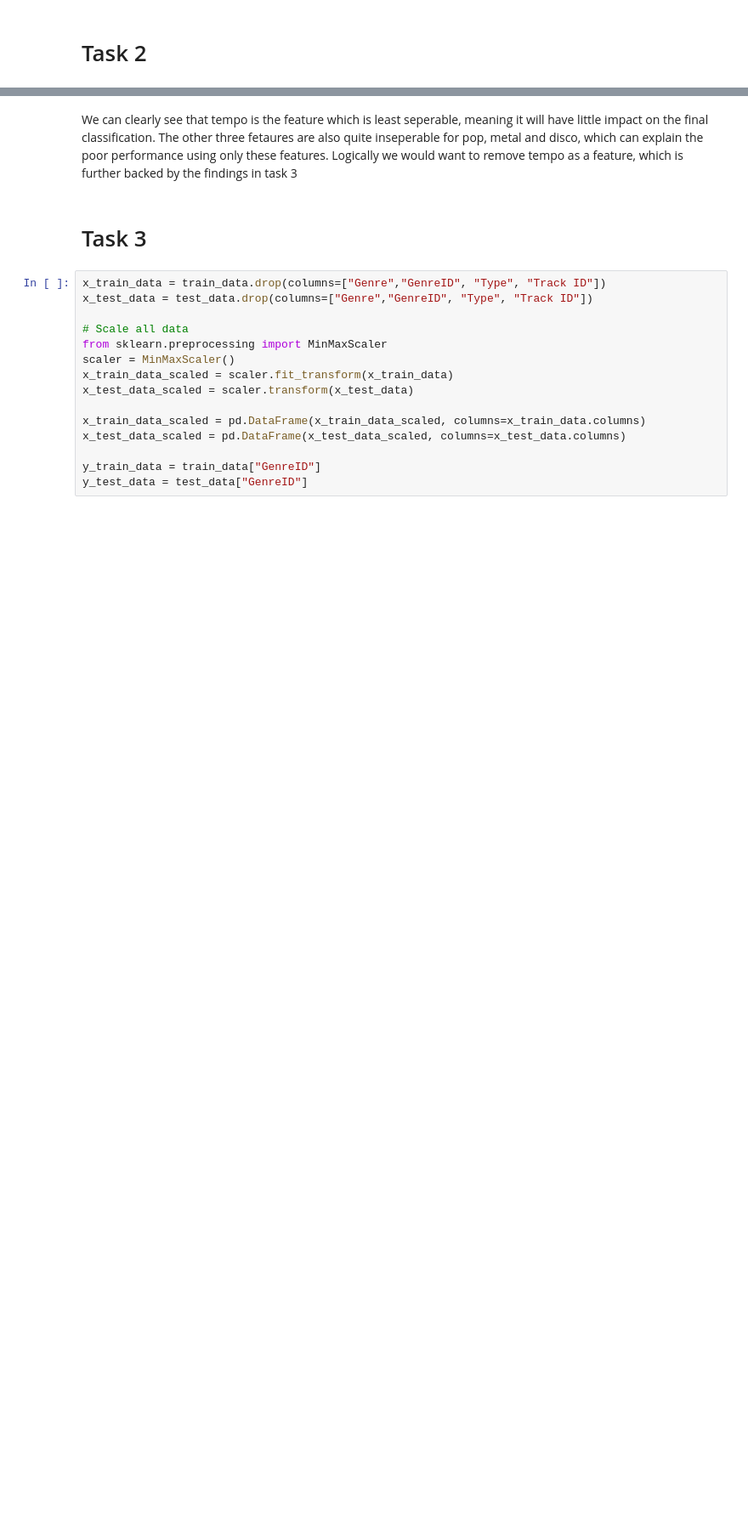
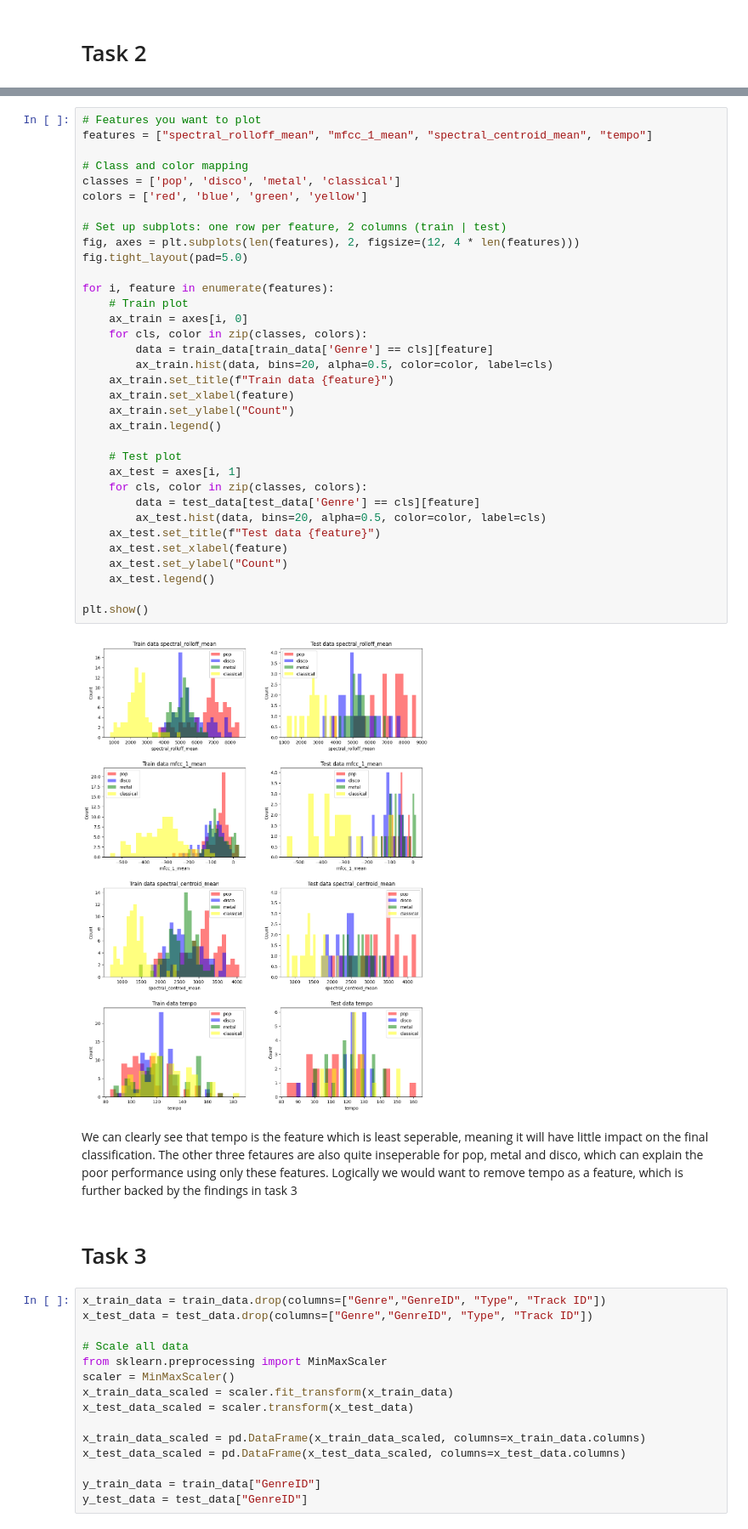
Before and after one commit to Markusjor/TTT4275-Classification_project, a Jupyter notebook: music_classification.ipynb, the cells around one changed output, grey strips where cells are left out. Shown at 85% size. Drawn from its saved outputs; the diff is of its cells as text; blank space fills up the shorter version.

```diff
--- a/music_classification.ipynb
+++ b/music_classification.ipynb
@@ -124,3 +93,39 @@ plt.show()
+# %%
+# Features you want to plot
+features = ["spectral_rolloff_mean", "mfcc_1_mean", "spectral_centroid_mean", "tempo"]
+
+# Class and color mapping
+classes = ['pop', 'disco', 'metal', 'classical']
+colors = ['red', 'blue', 'green', 'yellow']
+
+# Set up subplots: one row per feature, 2 columns (train | test)
+fig, axes = plt.subplots(len(features), 2, figsize=(12, 4 * len(features)))
+fig.tight_layout(pad=5.0)
+
+for i, feature in enumerate(features):
+    # Train plot
+    ax_train = axes[i, 0]
+    for cls, color in zip(classes, colors):
+        data = train_data[train_data['Genre'] == cls][feature]
+        ax_train.hist(data, bins=20, alpha=0.5, color=color, label=cls)
+    ax_train.set_title(f"Train data {feature}")
+    ax_train.set_xlabel(feature)
+    ax_train.set_ylabel("Count")
+    ax_train.legend()
+
+    # Test plot
+    ax_test = axes[i, 1]
+    for cls, color in zip(classes, colors):
+        data = test_data[test_data['Genre'] == cls][feature]
+        ax_test.hist(data, bins=20, alpha=0.5, color=color, label=cls)
+    ax_test.set_title(f"Test data {feature}")
+    ax_test.set_xlabel(feature)
+    ax_test.set_ylabel("Count")
+    ax_test.legend()
+
+plt.show()
+# %% [output]
+[figure, added]
 # %% [markdown]
 We can clearly see that tempo is the feature which is least seperable, meaning it will have little impact on the final classification. The other three fetaures are also quite inseperable for pop, metal and disco, which can explain the poor performance using only these features. Logically we would want to remove tempo as a feature, which is further backed by the findings in task 3
 # %% [markdown]
```
Also changed, not shown: parts of 10 cells of this notebook, 11 other files.
